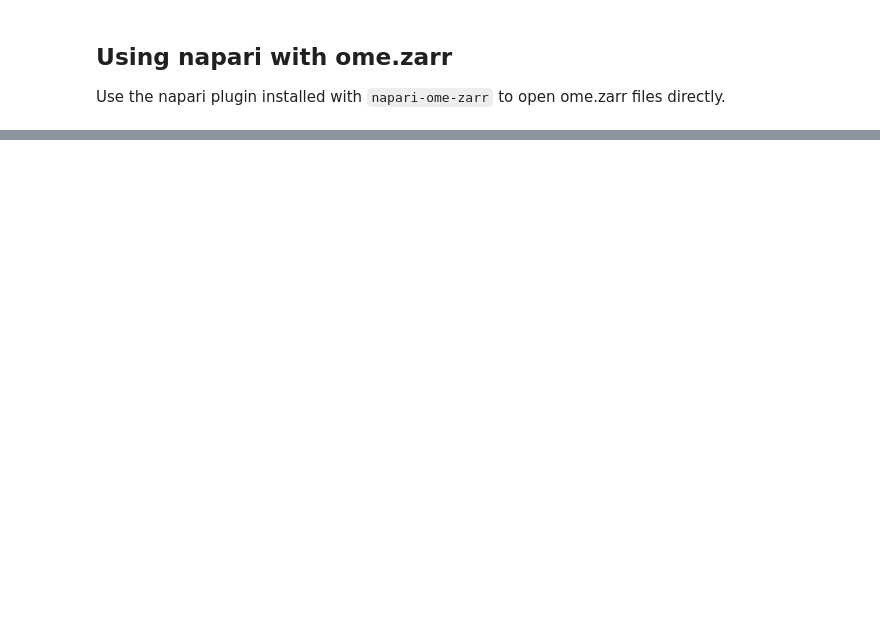
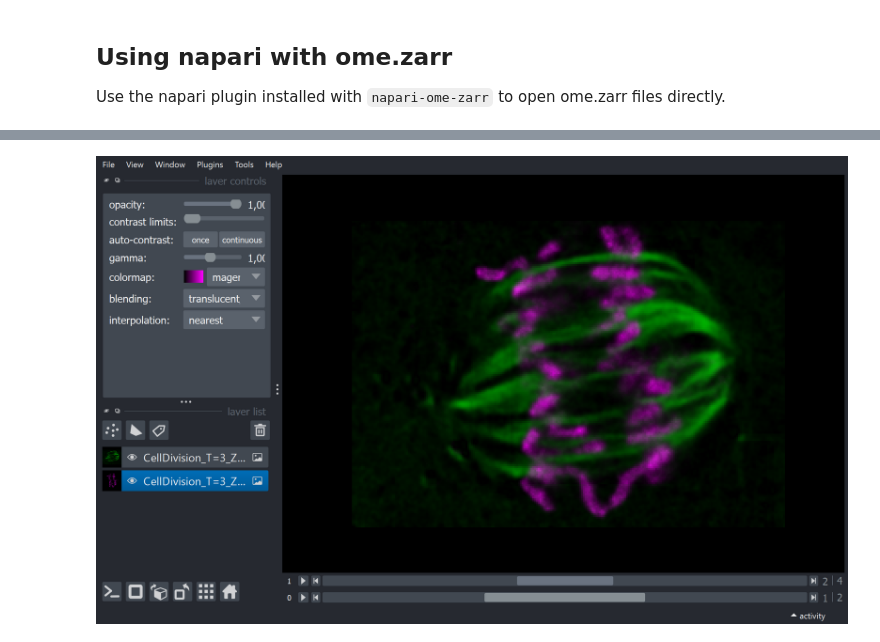
Before and after one commit to sebi06/czitools, a Jupyter notebook: demo/notebooks/omezarr_from_czi_5d.ipynb, the cells around one changed output, grey strips where cells are left out. Cells and saved outputs as stored; diff of their text form; code cells hidden in the pictures; blank space fills up the shorter version.

```diff
--- a/demo/notebooks/omezarr_from_czi_5d.ipynb
+++ b/demo/notebooks/omezarr_from_czi_5d.ipynb
@@ -86,0 +113,4 @@ viewer.open(zarr_path)
+# %%
+napari.utils.nbscreenshot(viewer)
+# %% [output]
+[figure, added]
```
Also changed, not shown: parts of 9 cells of this notebook, 7 other files.
